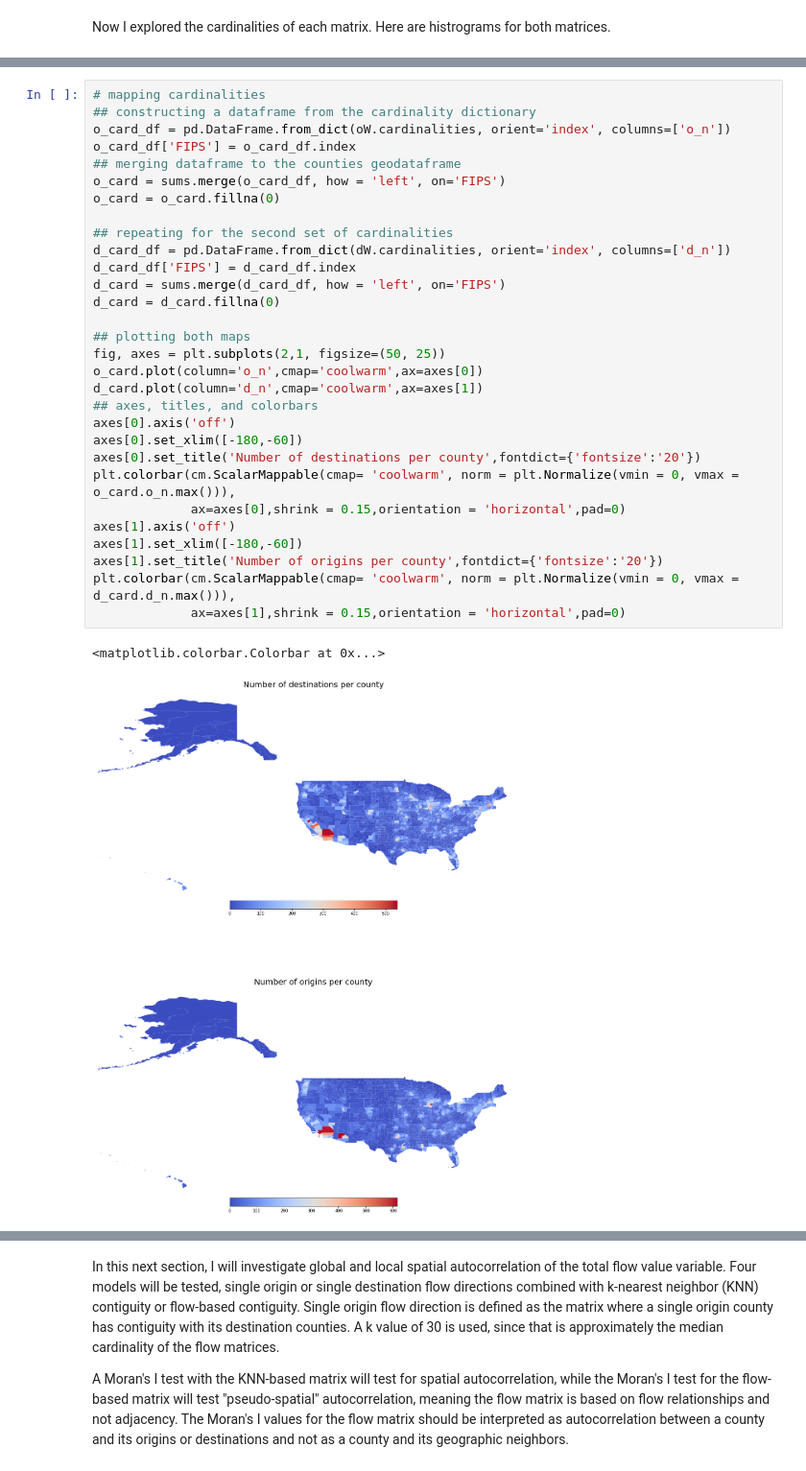
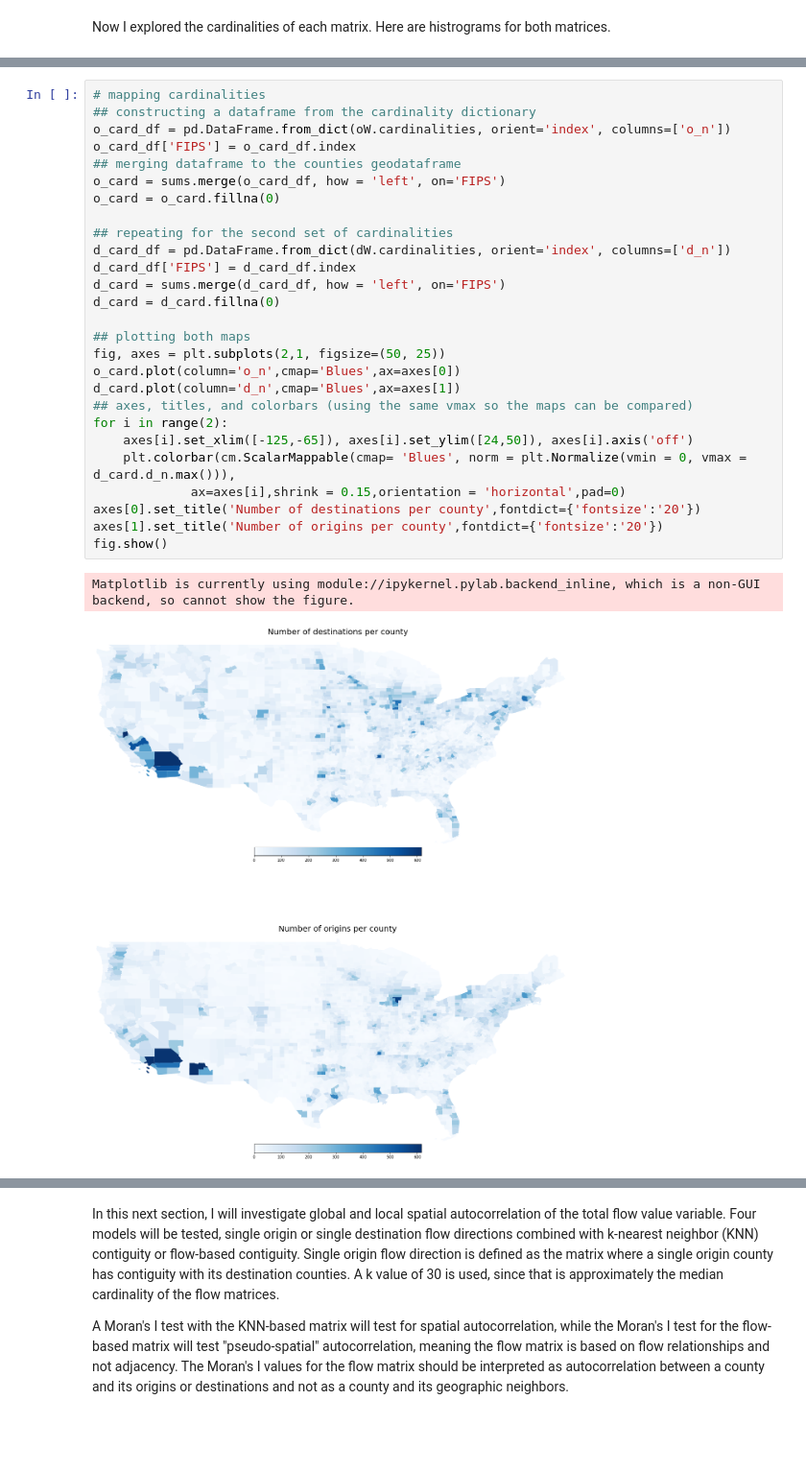
Before and after one commit to slobotsky/brianslobotsky_MnM4SDS_project, a Jupyter notebook: termproject.ipynb, the cells around one changed output, grey strips where cells are left out. Shown at 96% size. Drawn from its saved outputs; the diff is of its cells as text; blank space fills up the shorter version.

```diff
--- a/termproject.ipynb
+++ b/termproject.ipynb
@@ -181,33 +185,30 @@ Next, I mapped the cardinalities.
 # %%
 # mapping cardinalities
 ## constructing a dataframe from the cardinality dictionary
 o_card_df = pd.DataFrame.from_dict(oW.cardinalities, orient='index', columns=['o_n'])
 o_card_df['FIPS'] = o_card_df.index
 ## merging dataframe to the counties geodataframe
 o_card = sums.merge(o_card_df, how = 'left', on='FIPS')
 o_card = o_card.fillna(0)
 
 ## repeating for the second set of cardinalities
 d_card_df = pd.DataFrame.from_dict(dW.cardinalities, orient='index', columns=['d_n'])
 d_card_df['FIPS'] = d_card_df.index
 d_card = sums.merge(d_card_df, how = 'left', on='FIPS')
 d_card = d_card.fillna(0)
 
 ## plotting both maps
 fig, axes = plt.subplots(2,1, figsize=(50, 25))
-o_card.plot(column='o_n',cmap='coolwarm',ax=axes[0])
-d_card.plot(column='d_n',cmap='coolwarm',ax=axes[1])
-## axes, titles, and colorbars
-axes[0].axis('off')
-axes[0].set_xlim([-180,-60])
+o_card.plot(column='o_n',cmap='Blues',ax=axes[0])
+d_card.plot(column='d_n',cmap='Blues',ax=axes[1])
+## axes, titles, and colorbars (using the same vmax so the maps can be compared)
+for i in range(2):
+    axes[i].set_xlim([-125,-65]), axes[i].set_ylim([24,50]), axes[i].axis('off')
+    plt.colorbar(cm.ScalarMappable(cmap= 'Blues', norm = plt.Normalize(vmin = 0, vmax = d_card.d_n.max())),
+             ax=axes[i],shrink = 0.15,orientation = 'horizontal',pad=0)
 axes[0].set_title('Number of destinations per county',fontdict={'fontsize':'20'})
-plt.colorbar(cm.ScalarMappable(cmap= 'coolwarm', norm = plt.Normalize(vmin = 0, vmax = o_card.o_n.max())),
-             ax=axes[0],shrink = 0.15,orientation = 'horizontal',pad=0)
-axes[1].axis('off')
-axes[1].set_xlim([-180,-60])
 axes[1].set_title('Number of origins per county',fontdict={'fontsize':'20'})
-plt.colorbar(cm.ScalarMappable(cmap= 'coolwarm', norm = plt.Normalize(vmin = 0, vmax = d_card.d_n.max())),
-             ax=axes[1],shrink = 0.15,orientation = 'horizontal',pad=0)
+fig.show()
 # %% [output]
-<matplotlib.colorbar.Colorbar at 0x...>
+Matplotlib is currently using module://ipykernel.pylab.backend_inline, which is a non-GUI backend, so cannot show the figure.
-[figure, old version]
+[figure, new version]
```
Also changed, not shown: parts of 17 cells of this notebook, 1 other file.
